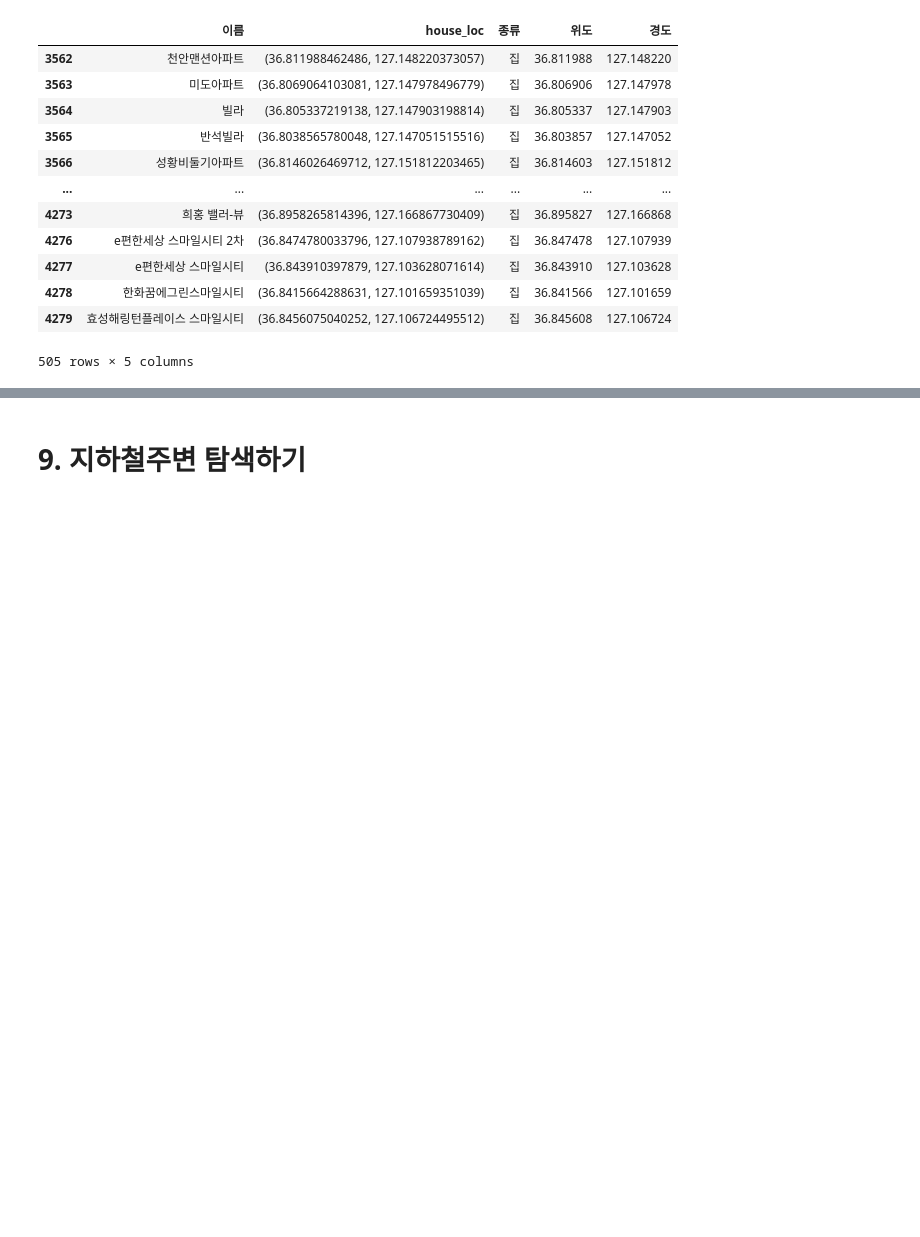
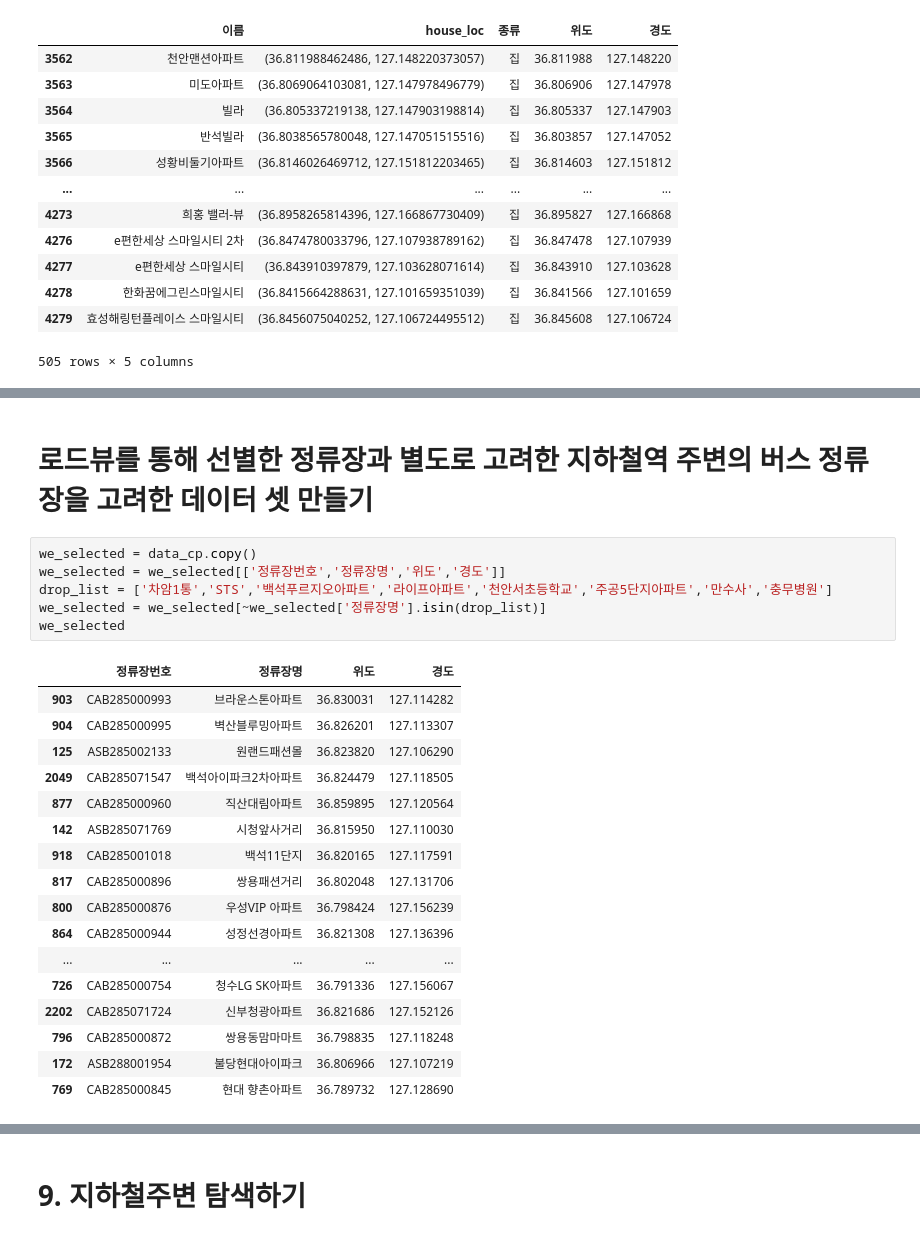
Before and after one commit to LGHelloVisionProj/Data_Visualization, a Jupyter notebook: Final/정리_Final_window.ipynb, the cells around one changed output, grey strips where cells are left out. Saved outputs shown, nothing was run; the diff lists cells and outputs as text; blank space fills up the shorter version.

```diff
--- a/Final/정리_Final_window.ipynb
+++ b/Final/정리_Final_window.ipynb
@@ -1574,3 +1576,29 @@ fig.update_layout(
 )
 
 fig.show()
+# %% [markdown]
+# 로드뷰를 통해 선별한 정류장과 별도로 고려한 지하철역 주변의 버스 정류장을 고려한 데이터 셋 만들기
+# %%
+we_selected = data_cp.copy()
+we_selected = we_selected[['정류장번호','정류장명','위도','경도']]
+drop_list = ['차암1통','STS','백석푸르지오아파트','라이프아파트','천안서초등학교','주공5단지아파트','만수사','충무병원']
+we_selected = we_selected[~we_selected['정류장명'].isin(drop_list)]
+we_selected
+# %% [output]
+|  | 정류장번호 | 정류장명 | 위도 | 경도 |
+| 903 | CAB285000993 | 브라운스톤아파트 | 36.830031 | 127.114282 |
+| 904 | CAB285000995 | 벽산블루밍아파트 | 36.826201 | 127.113307 |
+| 125 | ASB285002133 | 원랜드패션몰 | 36.823820 | 127.106290 |
+| 2049 | CAB285071547 | 백석아이파크2차아파트 | 36.824479 | 127.118505 |
+| 877 | CAB285000960 | 직산대림아파트 | 36.859895 | 127.120564 |
+| 142 | ASB285071769 | 시청앞사거리 | 36.815950 | 127.110030 |
+| 918 | CAB285001018 | 백석11단지 | 36.820165 | 127.117591 |
+| 817 | CAB285000896 | 쌍용패션거리 | 36.802048 | 127.131706 |
+| 800 | CAB285000876 | 우성VIP 아파트 | 36.798424 | 127.156239 |
+| 864 | CAB285000944 | 성정선경아파트 | 36.821308 | 127.136396 |
+| ... | ... | ... | ... | ... |
+| 726 | CAB285000754 | 청수LG SK아파트 | 36.791336 | 127.156067 |
+| 2202 | CAB285071724 | 신부청광아파트 | 36.821686 | 127.152126 |
+| 796 | CAB285000872 | 쌍용동맘마마트 | 36.798835 | 127.118248 |
+| 172 | ASB288001954 | 불당현대아이파크 | 36.806966 | 127.107219 |
+| 769 | CAB285000845 | 현대 향촌아파트 | 36.789732 | 127.128690 |
```
Also changed, not shown: parts of 13 cells of this notebook.
